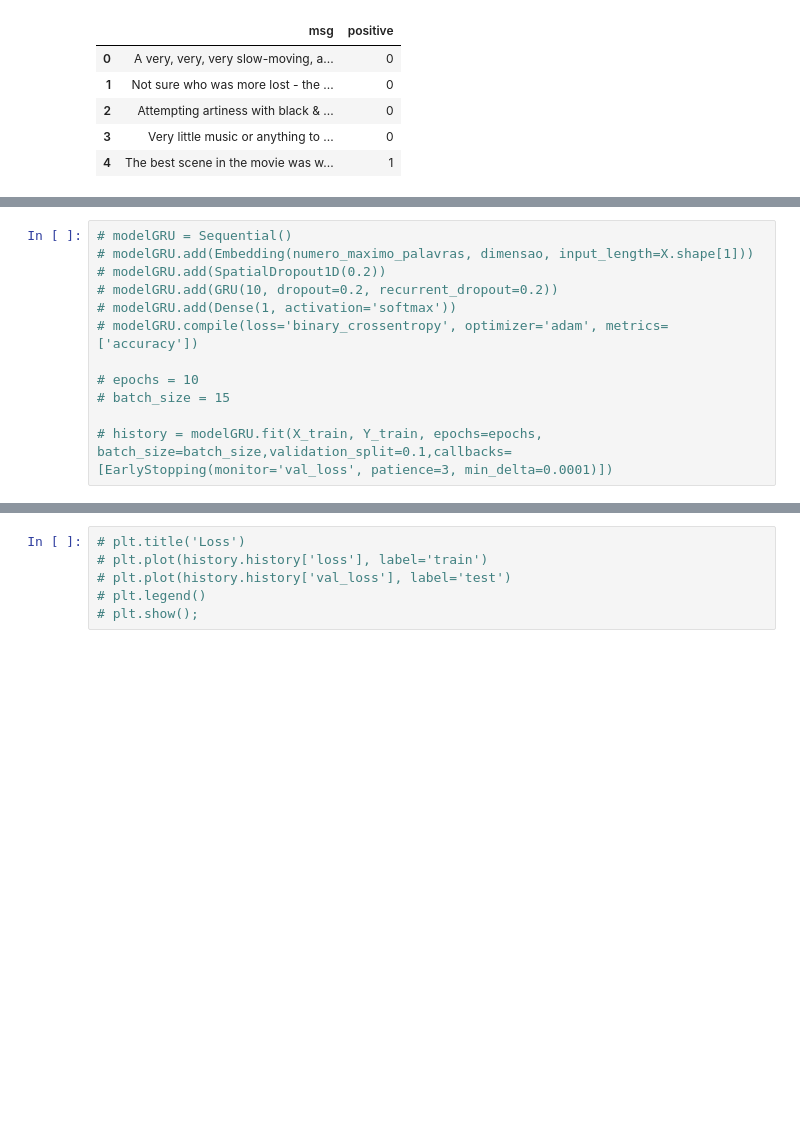
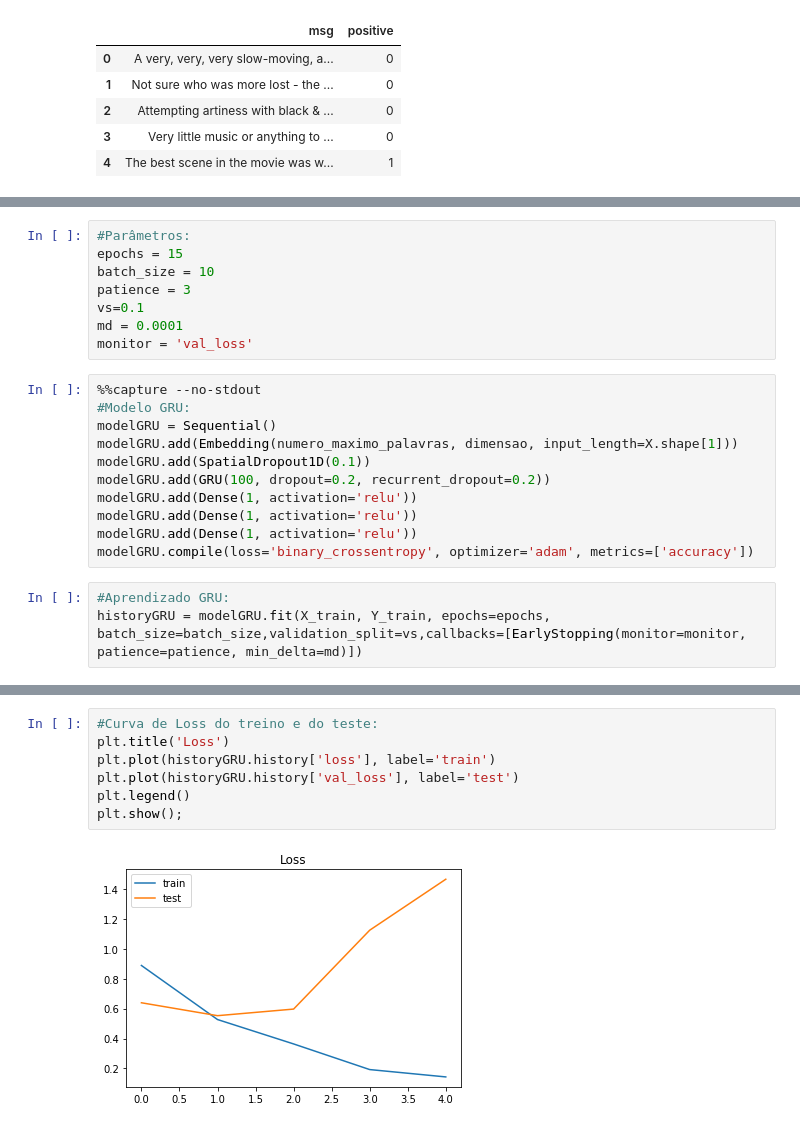
Before and after one commit to NovaisGabriel/CNN_RNN_for_NLP, a Jupyter notebook: RNN_LSTM_GRU.ipynb, the cells around one changed output, grey strips where cells are left out. Saved outputs shown, nothing was run; the diff lists cells and outputs as text; blank space fills up the shorter version.

```diff
--- a/RNN_LSTM_GRU.ipynb
+++ b/RNN_LSTM_GRU.ipynb
@@ -97,12 +143,22 @@ plt.show();
+# %%
+#Parâmetros:
+epochs = 15
+batch_size = 10
+patience = 3
+vs=0.1
+md = 0.0001
+monitor = 'val_loss'
 # %%
-# modelGRU = Sequential()
-# modelGRU.add(Embedding(numero_maximo_palavras, dimensao, input_length=X.shape[1]))
-# modelGRU.add(SpatialDropout1D(0.2))
-# modelGRU.add(GRU(10, dropout=0.2, recurrent_dropout=0.2))
-# modelGRU.add(Dense(1, activation='softmax'))
-# modelGRU.compile(loss='binary_crossentropy', optimizer='adam', metrics=['accuracy'])
-
-# epochs = 10
-# batch_size = 15
-
-# history = modelGRU.fit(X_train, Y_train, epochs=epochs, batch_size=batch_size,validation_split=0.1,callbacks=[EarlyStopping(monitor='val_loss', patience=3, min_delta=0.0001)])
+%%capture --no-stdout
+#Modelo GRU:
+modelGRU = Sequential()
+modelGRU.add(Embedding(numero_maximo_palavras, dimensao, input_length=X.shape[1]))
+modelGRU.add(SpatialDropout1D(0.1))
+modelGRU.add(GRU(100, dropout=0.2, recurrent_dropout=0.2))
+modelGRU.add(Dense(1, activation='relu'))
+modelGRU.add(Dense(1, activation='relu'))
+modelGRU.add(Dense(1, activation='relu'))
+modelGRU.compile(loss='binary_crossentropy', optimizer='adam', metrics=['accuracy'])
+# %%
+#Aprendizado GRU:
+historyGRU = modelGRU.fit(X_train, Y_train, epochs=epochs, batch_size=batch_size,validation_split=vs,callbacks=[EarlyStopping(monitor=monitor, patience=patience, min_delta=md)])
@@ -109,6 +177,9 @@ plt.show();
 # %%
-# plt.title('Loss')
-# plt.plot(history.history['loss'], label='train')
-# plt.plot(history.history['val_loss'], label='test')
-# plt.legend()
-# plt.show();
+#Curva de Loss do treino e do teste:
+plt.title('Loss')
+plt.plot(historyGRU.history['loss'], label='train')
+plt.plot(historyGRU.history['val_loss'], label='test')
+plt.legend()
+plt.show();
+# %% [output]
+[figure, added]
```
Also changed, not shown: parts of 21 cells of this notebook, 1 other file.
